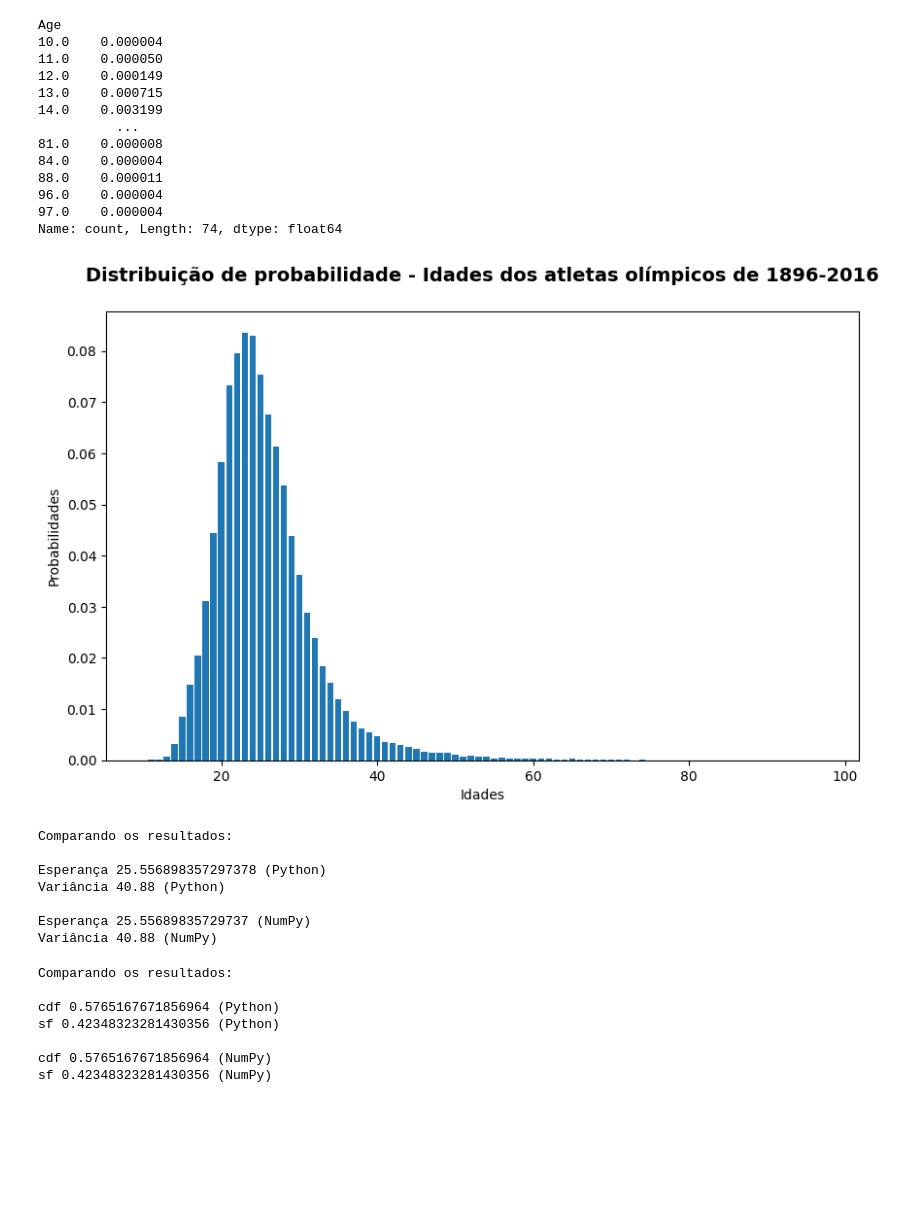
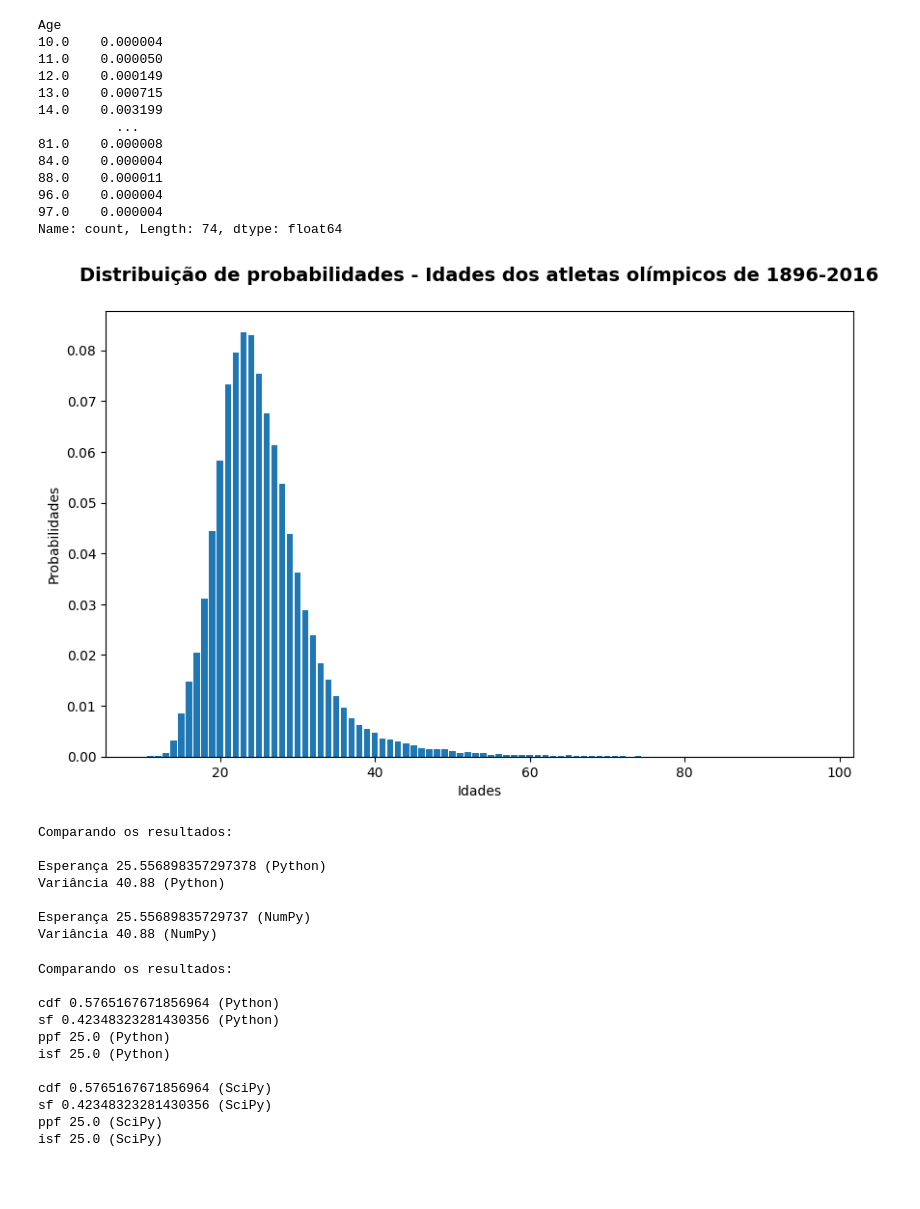
Before and after one commit to lorenaaxbastos/sc-estatistica, a Jupyter notebook: projeto_estatistica.ipynb, the cells around one changed output. Saved outputs shown, nothing was run; the diff lists cells and outputs as text; code cells hidden in the pictures; blank space fills up the shorter version.

```diff
--- a/projeto_estatistica.ipynb
+++ b/projeto_estatistica.ipynb
@@ -96,14 +98,14 @@ Name: count, Length: 74, dtype: float64
 # %%
 plt.figure(figsize=(10,6))
 plt.bar(distribuicao_probabilidades.index, distribuicao_probabilidades.values)
 
-plt.title('Distribuição de probabilidade - Idades dos atletas olímpicos de 1896-2016', fontweight=1000, fontsize=14, y=1.05)
+plt.title('Distribuição de probabilidades - Idades dos atletas olímpicos de 1896-2016', fontweight=1000, fontsize=14, y=1.05)
 plt.xlabel('Idades')
 plt.ylabel('Probabilidades')
 
 plt.show()
 # %% [output]
-[figure, old version]
+[figure, new version]
 # %%
 X = distribuicao_probabilidades.index
 p = distribuicao_probabilidades.values
@@ -146,22 +149,56 @@ def cdf(X, p, xi):
 def sf(X, p, xi):
     return 1 - cdf(X, p, xi)
 
+def ppf(X, p, pi):
+    z_proximo = 0
+    acum = 0
+    for i, el in enumerate(p):
+        acum += el
+        if acum <= pi:
+            z_proximo = X[i]
+        else:
+            break
+
+    return z_proximo
+
+def isf(X, p, pi):
+    p = p[::-1]
+    X = X[::-1]
+    z_proximo = 0
+    acum = 1
+    for i, el in enumerate(p):
+        acum -= el
+        if acum >= pi:
+            z_proximo = X[i]
+        else:
+            break
+
+    return z_proximo
+
 # comparando resultados (funções cdf, sf, ppf e isf x scipy)
 print(f"""Comparando os resultados:
 
 cdf {cdf(X, p, 25)} (Python)
 sf {sf(X, p, 25)} (Python)
+ppf {ppf(X, p, 0.5765167671856964)} (Python)
+isf {isf(X, p, 0.42348323281430356)} (Python)
 
-cdf {(np.cumsum(p) / np.sum(p))[np.searchsorted(X, 25)]} (NumPy)
-sf {1 - (np.cumsum(p) / np.sum(p))[np.searchsorted(X, 25)]} (NumPy)""")
+cdf {stats.rv_discrete(values=(X, p)).cdf(25)} (SciPy)
+sf {stats.rv_discrete(values=(X, p)).sf(25)} (SciPy)
+ppf {stats.rv_discrete(values=(X, p)).ppf(0.5765167671856964)} (SciPy)
+isf {stats.rv_discrete(values=(X, p)).isf(0.42348323281430356)} (SciPy)""")
 # %% [output]
 Comparando os resultados:
 
 cdf 0.5765167671856964 (Python)
 sf 0.42348323281430356 (Python)
+ppf 25.0 (Python)
+isf 25.0 (Python)
 
-cdf 0.5765167671856964 (NumPy)
-sf 0.42348323281430356 (NumPy)
+cdf 0.5765167671856964 (SciPy)
+sf 0.42348323281430356 (SciPy)
+ppf 25.0 (SciPy)
+isf 25.0 (SciPy)
 # %% [markdown]
 ###
 # %% [markdown]
```
Also changed, not shown: parts of 2 cells of this notebook.
